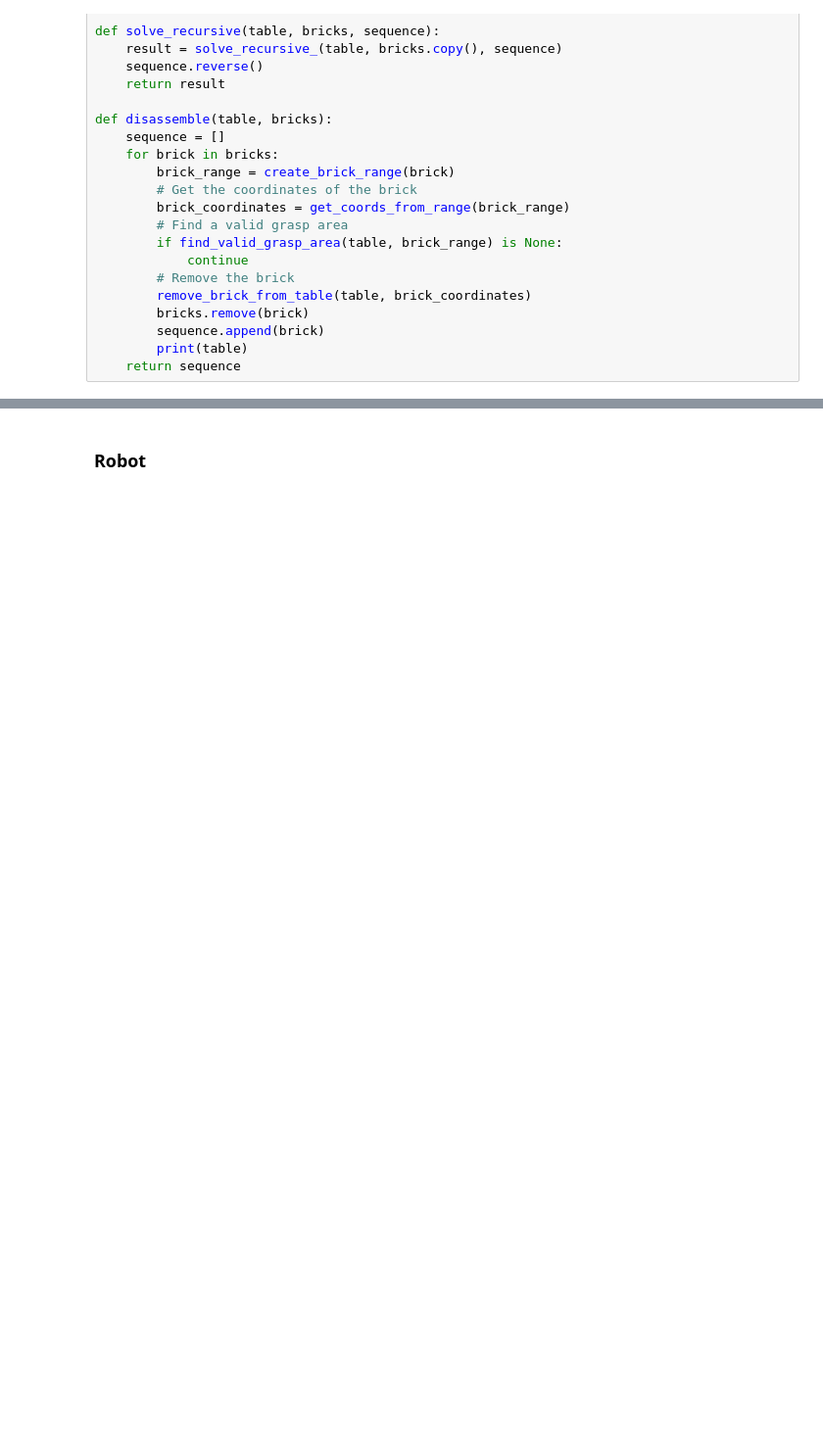
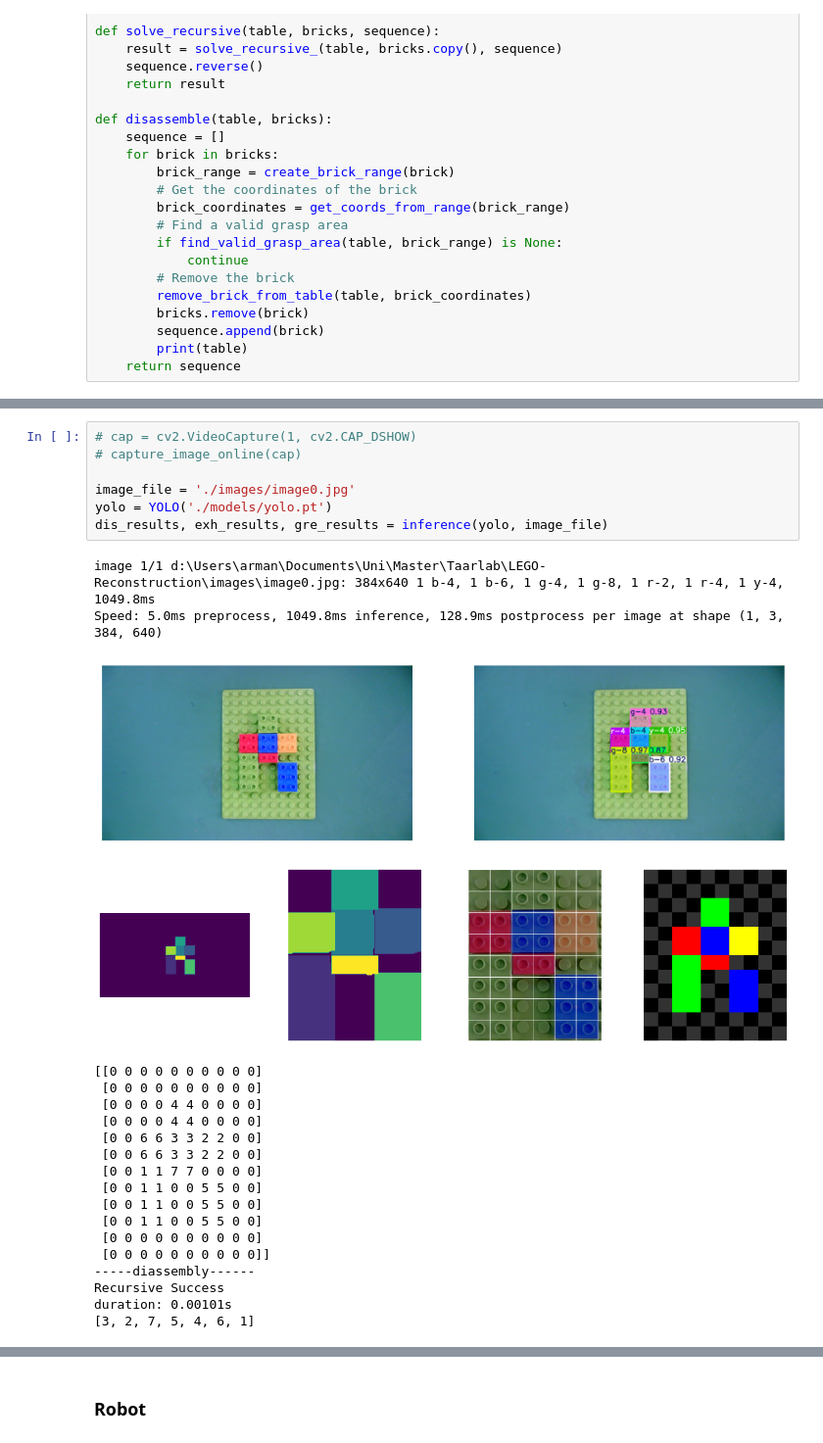
Before and after one commit to armanbarghi/LEGO-Reconstruction, a Jupyter notebook: main.ipynb, the cells around one changed output, grey strips where cells are left out. Shown at 98% size. Cells and saved outputs as stored; diff of their text form; blank space fills up the shorter version.

```diff
--- a/main.ipynb
+++ b/main.ipynb
@@ -1022,3 +1033,31 @@ duration: 0.00200s
+# %%
+# cap = cv2.VideoCapture(1, cv2.CAP_DSHOW)
+# capture_image_online(cap)
+
+image_file = './images/image0.jpg'
+yolo = YOLO('./models/yolo.pt')
+dis_results, exh_results, gre_results = inference(yolo, image_file)
+# %% [output]
+image 1/1 d:\Users\arman\Documents\Uni\Master\Taarlab\LEGO-Reconstruction\images\image0.jpg: 384x640 1 b-4, 1 b-6, 1 g-4, 1 g-8, 1 r-2, 1 r-4, 1 y-4, 1049.8ms
+Speed: 5.0ms preprocess, 1049.8ms inference, 128.9ms postprocess per image at shape (1, 3, 384, 640)
+[figure, added]
+[figure, added]
+[[0 0 0 0 0 0 0 0 0 0]
+ [0 0 0 0 0 0 0 0 0 0]
+ [0 0 0 0 4 4 0 0 0 0]
+ [0 0 0 0 4 4 0 0 0 0]
+ [0 0 6 6 3 3 2 2 0 0]
+ [0 0 6 6 3 3 2 2 0 0]
+ [0 0 1 1 7 7 0 0 0 0]
+ [0 0 1 1 0 0 5 5 0 0]
+ [0 0 1 1 0 0 5 5 0 0]
+ [0 0 1 1 0 0 5 5 0 0]
+ [0 0 0 0 0 0 0 0 0 0]
+ [0 0 0 0 0 0 0 0 0 0]]
+-----diassembly------
+Recursive Success
+duration: 0.00101s
+[3, 2, 7, 5, 4, 6, 1]
 # %%
 def find_the_first_idx_in_col(table, width, height):
 	for i in range(height):
```
Also changed, not shown: parts of 5 cells of this notebook.
